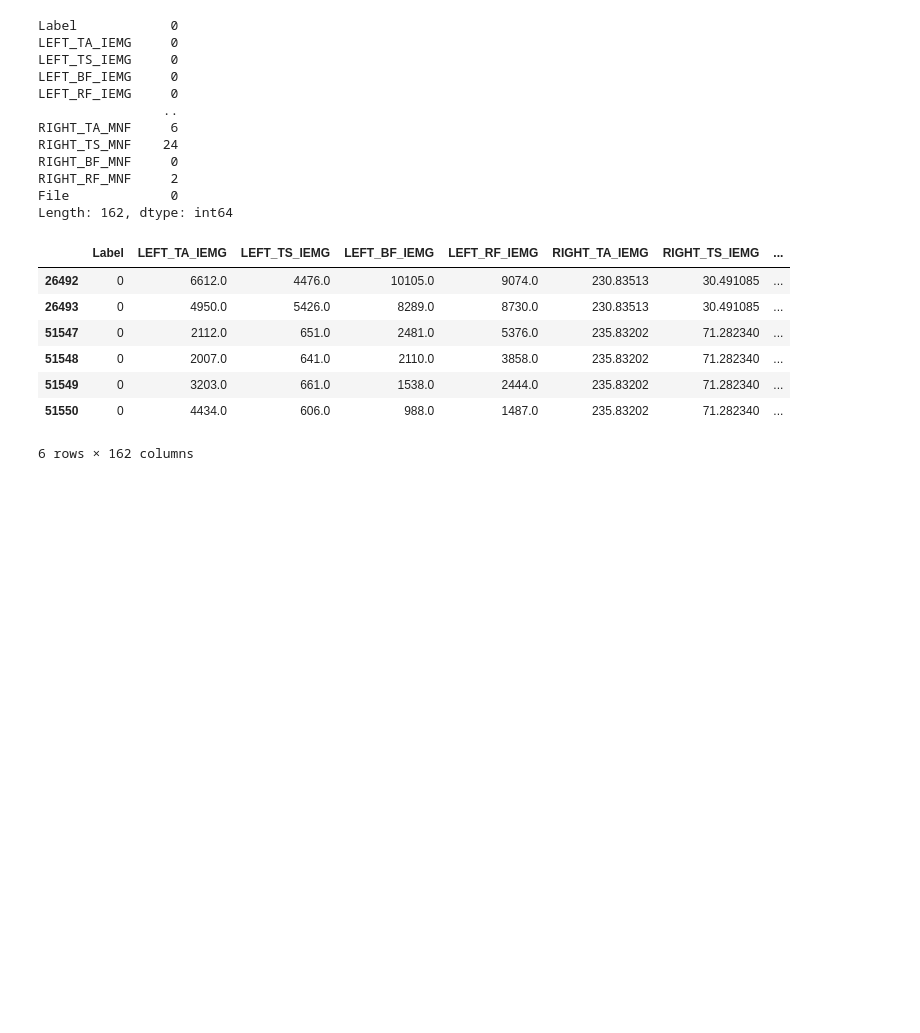
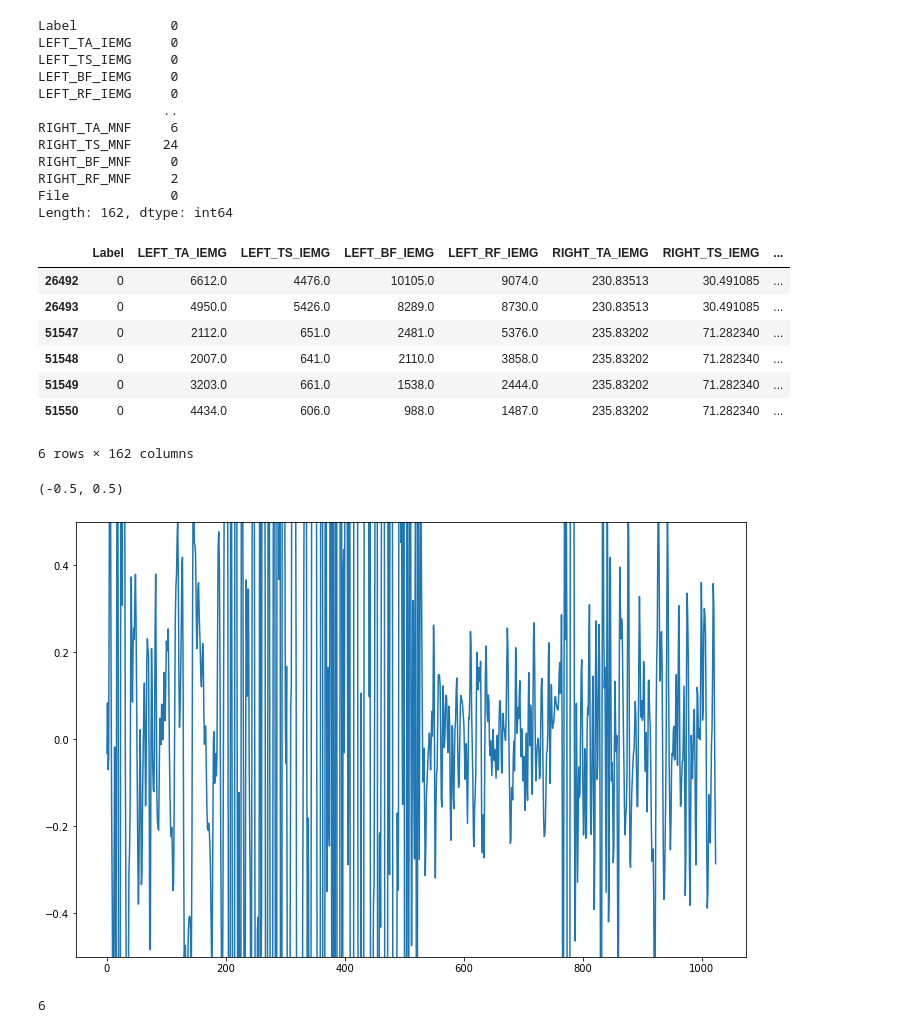
Before and after one commit to wuwenbo718/Master-Thesis, a Jupyter notebook: XGBoost.ipynb, the cells around one changed output. Cells and saved outputs as stored; diff of their text form; code cells hidden in the pictures; blank space fills up the shorter version.

```diff
--- a/XGBoost.ipynb
+++ b/XGBoost.ipynb
@@ -136,0 +358,4 @@ IEMG,MAV,SSI,VAR,RMS,WL,ZC,SSC,WAMP,skew,Acti,AR,HIST
+# %%
+ind1 = ((Y==0)|(Y==2)|(Y==6))
+ind2 = ((Y2==0)|(Y2==2)|(Y2==6))
+ind3 = ((Y3==0)|(Y3==2)|(Y3==6))
@@ -1199,3 +1706,14 @@ Data[Data.RIGHT_TA_MNF.isna()]
 | 51549 | 0 | 3203.0 | 661.0 | 1538.0 | 2444.0 | 235.83202 | 71.282340 | ... |
 | 51550 | 0 | 4434.0 | 606.0 | 988.0 | 1487.0 | 235.83202 | 71.282340 | ... |
 6 rows × 162 columns
+# %%
+plt.figure(figsize=(12,8))
+plt.plot(X[1500,:,1])
+plt.ylim(-0.5,0.5)
+# %% [output]
+(-0.5, 0.5)
+[figure, added]
+# %%
+Y[501]
+# %% [output]
+6
```
Also changed, not shown: parts of 26 cells of this notebook, 19 other files.
